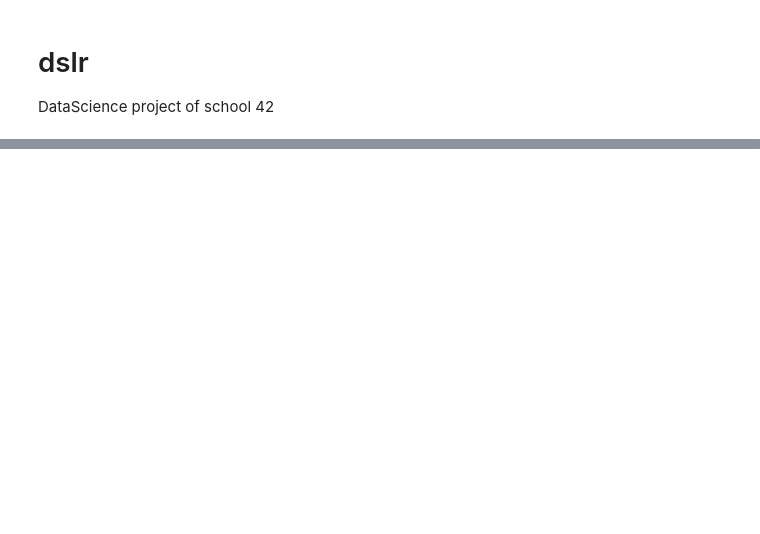
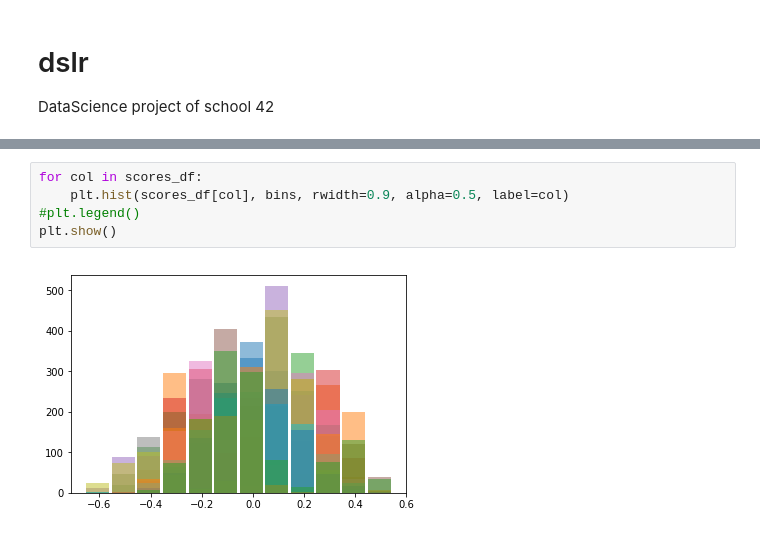
Before and after one commit to cacharle/dslr, a Jupyter notebook: dslr_notebook.ipynb, the cells around one changed output, grey strips where cells are left out. Drawn from its saved outputs; the diff is of its cells as text; blank space fills up the shorter version.

```diff
--- a/dslr_notebook.ipynb
+++ b/dslr_notebook.ipynb
@@ -30,0 +67,7 @@ df.describe()
+# %%
+for col in scores_df:
+    plt.hist(scores_df[col], bins, rwidth=0.9, alpha=0.5, label=col)
+#plt.legend()
+plt.show()
+# %% [output]
+[figure, added]
```
Also changed, not shown: parts of 9 cells of this notebook, 4 other files.
